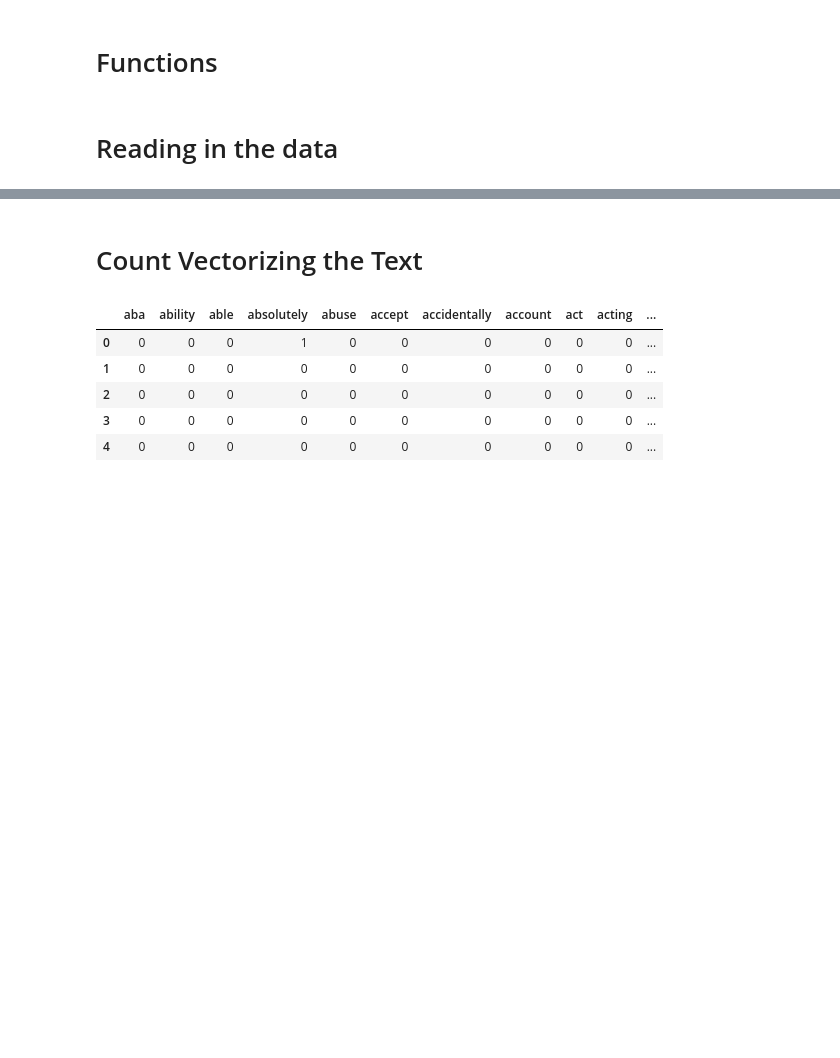
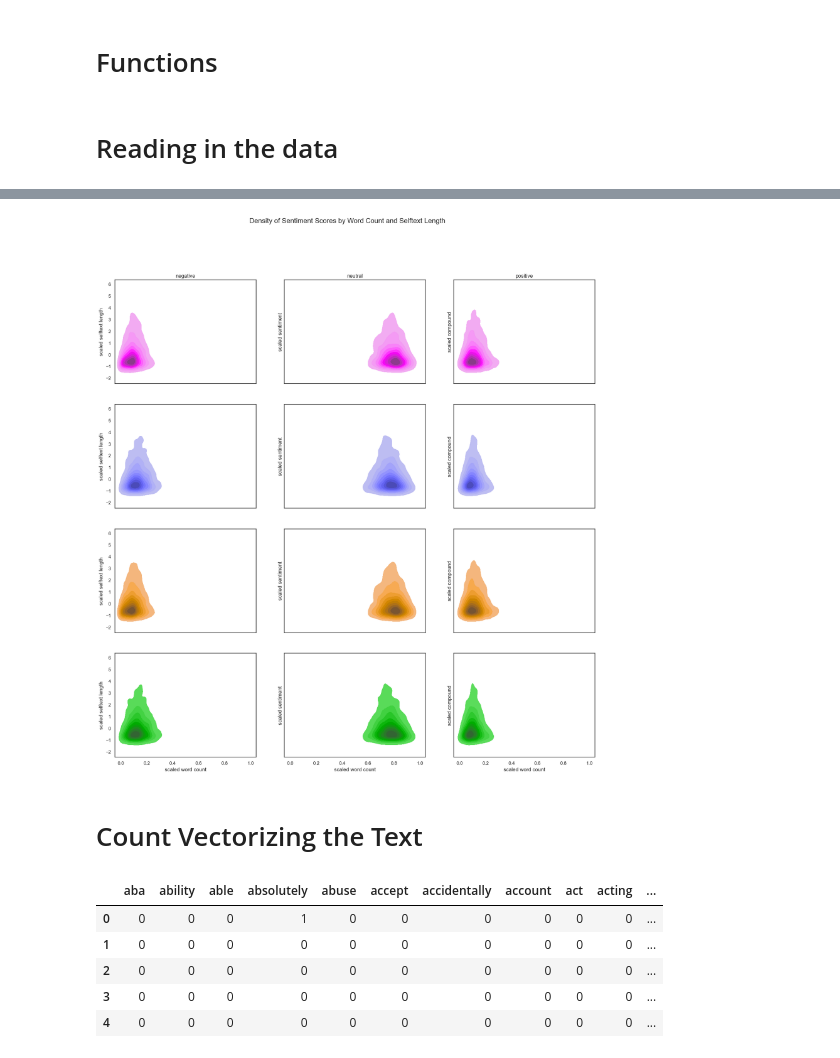
Before and after one commit to grahamwaters/Reddit-NLP-Analysis, a Jupyter notebook: notebooks/02_modeling.ipynb, the cells around one changed output, grey strips where cells are left out. Saved outputs shown, nothing was run; the diff lists cells and outputs as text; code cells hidden in the pictures; blank space fills up the shorter version.

```diff
--- a/notebooks/02_modeling.ipynb
+++ b/notebooks/02_modeling.ipynb
@@ -608,3 +607,52 @@ plt.show()
+# %%
+# This data visual has four columns and four rows.
+# The first two rows represent the density of the target variable which is the subreddit based on word counts.
+# Rows three and four represent the same thing as row one and two but use self text length as the density measure.
+
+# The first row is purple the second row is blue the third row is orange and the 4th row is green the X labels are empty on rows 1, 2 and 3 but are filled on row 4. All the plots share x and y.
+
+# create a temp df that has scaled versions of the selftext_word_count and selftext_length columns between -1 and 1 using the StandardScaler() function from sklearn.preprocessing module, then add the target column to the temp df
+df_temp = pd.DataFrame(StandardScaler().fit_transform(df_reddit[['selftext_word_count', 'selftext_length']]), columns=['selftext_word_count', 'selftext_length'])
+df_temp['target'] = df_reddit['target']
+# add the negative, neutral, positive, and compound columns to the temp df
+df_temp['negative'] = df_reddit['negative']
+df_temp['neutral'] = df_reddit['neutral']
+df_temp['positive'] = df_reddit['positive']
+df_temp['sentiment'] = df_reddit['sentiment']
+
+sns.color_palette("viridis")
+
+fig, axes = plt.subplots(4, 3, figsize=(20, 20), sharey=True, sharex=True)
+
+for i, col in enumerate(['negative', 'neutral', 'positive']):
+    for row in range(4):
+        # set the title for the first column of plots to the name of the column (i.e. negative, neutral, positive)
+        if row == 0:
+            axes[row, i].set_title(col)
+        # set the x-axis labels for the bottom row of plots
+        if row == 3:
+            axes[row, i].set_xlabel('scaled word count')
+        # set the y-axis labels for the first column of plots
+        if i == 0:
+            axes[row, i].set_ylabel('scaled selftext length')
+        # set the y-axis labels for the second column of plots
+        if i == 1:
+            axes[row, i].set_ylabel('scaled sentiment')
+        # set the y-axis labels for the third column of plots
+        if i == 2:
+            axes[row, i].set_ylabel('scaled compound')
+
+        # plot the density of the target variable (subreddit) for each of the four features: negative, neutral, positive, compound in the dataframe df_temp
+        # sns.kdeplot(df_temp.loc[df_temp['target'] == row, 'selftext_word_count'], df_temp.loc[df_temp['target'] == row, col], shade=True, label='OCD', ax=axes[row, i], fill=True, color='purple' if row == 0 else 'blue', alpha = 0.95 if row == 0 else 1)
+        # sns.kdeplot(df_temp.loc[df_temp['target'] == row, 'selftext_word_count'], df_temp.loc[df_temp['target'] == row, col], shade=True, label='Autism', ax=axes[row, i], fill=True, color='purple' if row == 0 else 'blue', alpha = 0.95 if row == 0 else 1)
+
+        sns.kdeplot(df_temp.loc[df_temp['target'] == row % 2, col], df_temp.loc[df_temp['target'] == row % 2, 'selftext_word_count' if row < 2 else 'selftext_length'], shade=True, label='OCD', ax=axes[row, i], fill=True, color='purple' if row == 0 else 'blue' if row == 1 else 'orange' if row == 2 else 'green', alpha = 0.95 if row == 0 or row == 1 else 1)
+        sns.kdeplot(df_temp.loc[df_temp['target'] == row % 2, col], df_temp.loc[df_temp['target'] == row % 2, 'selftext_word_count' if row < 2 else 'selftext_length'], shade=True, label='Autism', ax=axes[row, i], fill=True, color='purple' if row == 0 else 'blue' if row == 1 else 'orange' if row == 2 else 'green', alpha = 0.95 if row == 0 or row == 1 else 1)
+
+fig.suptitle('Density of Sentiment Scores by Word Count and Selftext Length', fontsize=16)
+plt.show();
+# %% [output]
+[figure, added]
 # %% [markdown]
 # Count Vectorizing the Text
 # %%
```
Also changed, not shown: parts of 19 cells of this notebook, 8 other files.
